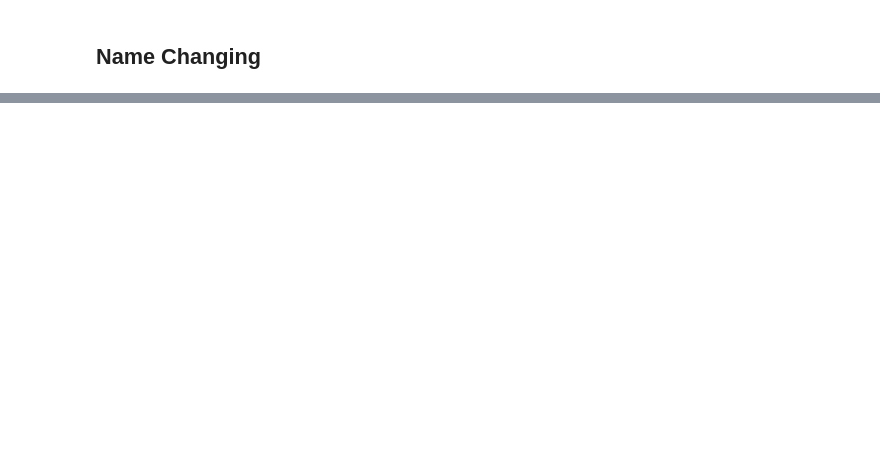
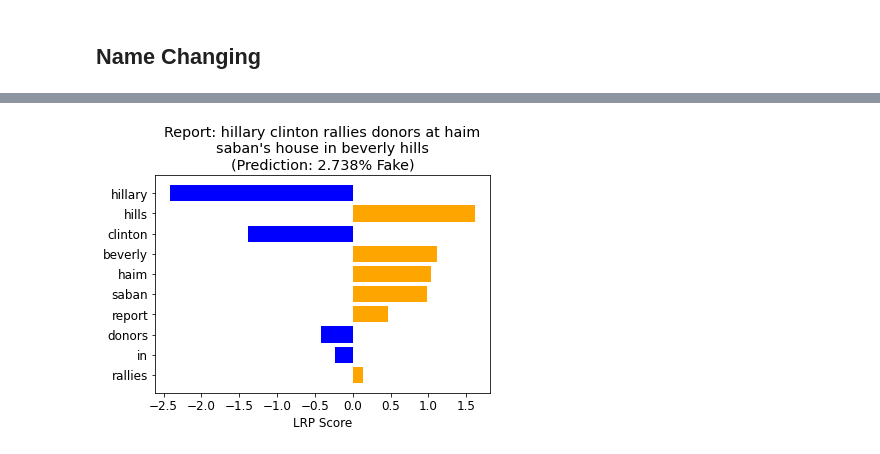
Before and after one commit to ljyflores/fake-news-adversarial-benchmark, a Jupyter notebook: fakebert_tfidf.ipynb, the cells around one changed output, grey strips where cells are left out. Cells and saved outputs as stored; diff of their text form; code cells hidden in the pictures; blank space fills up the shorter version.

```diff
--- a/fakebert_tfidf.ipynb
+++ b/fakebert_tfidf.ipynb
@@ -383,0 +404,4 @@ for i in range(len(vals_pos)):
+# %%
+explain(corpus_hillary[10], 10)
+# %% [output]
+[figure, added]
```
Also changed, not shown: parts of 34 cells of this notebook, 6 other files.
